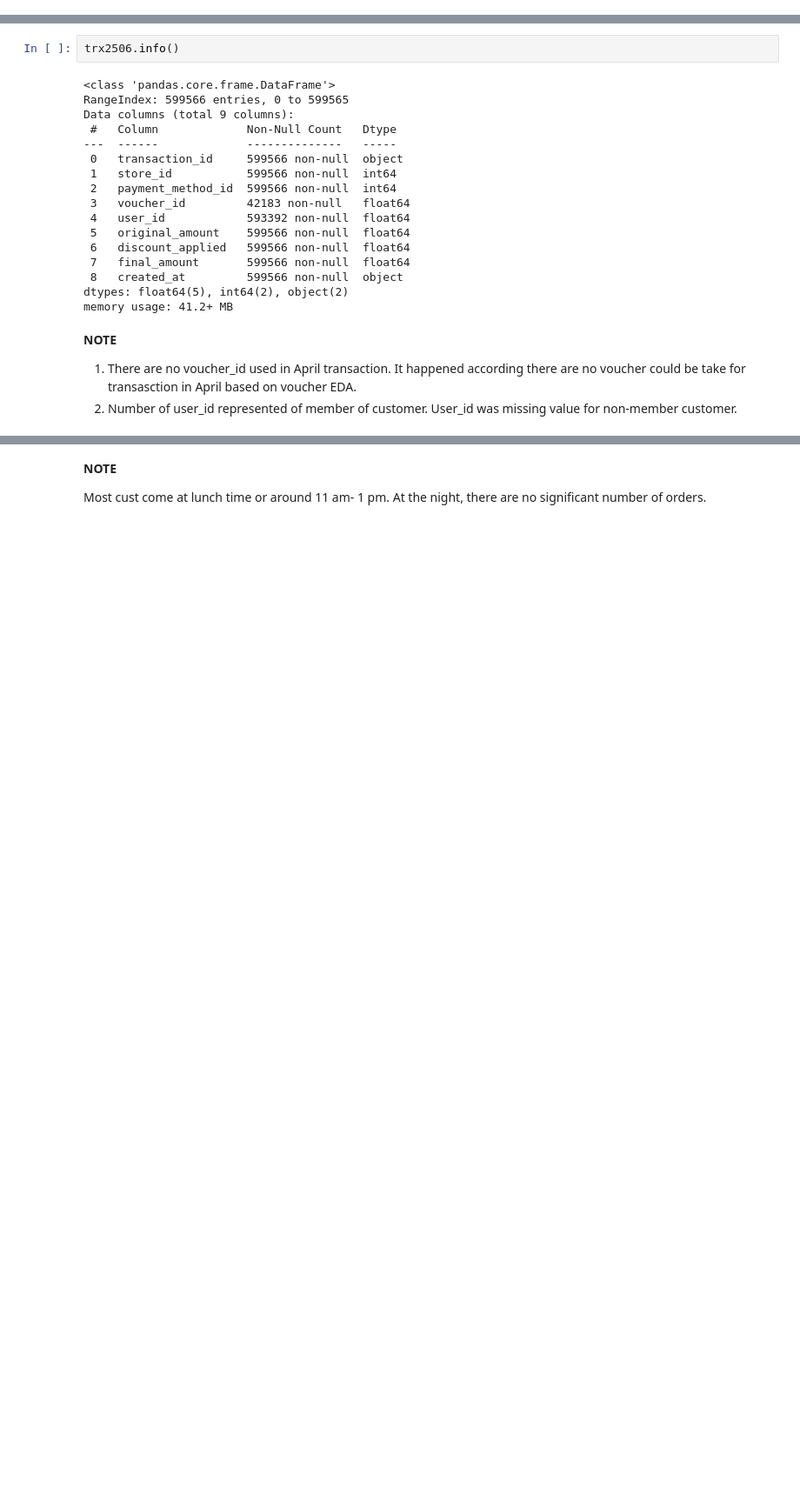
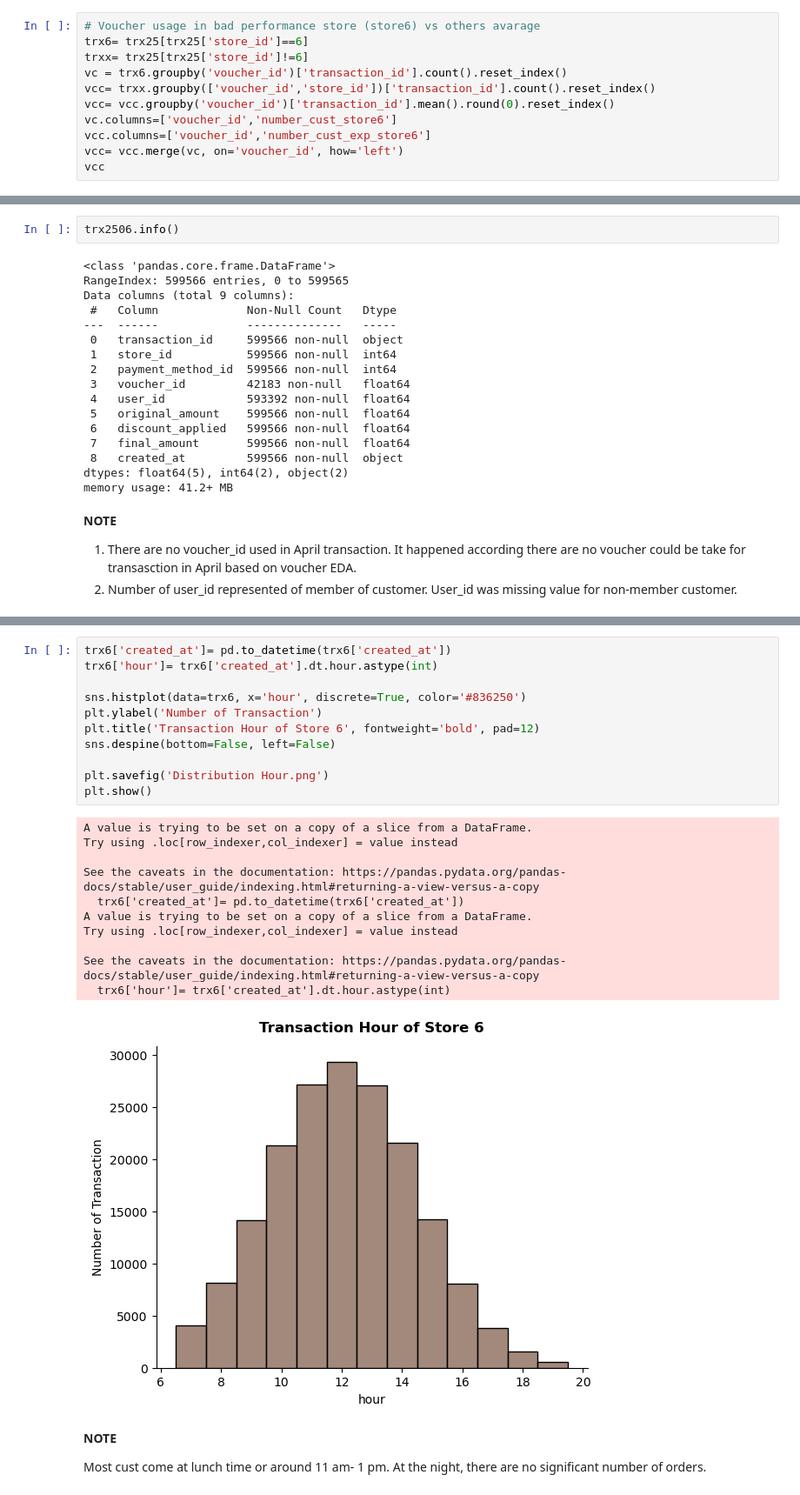
Before and after one commit to enthokz/GCoffee-Shop-Analysis, a Jupyter notebook: Gcoffe_EDA.ipynb, the cells around one changed output, grey strips where cells are left out. Shown: that part at 87% size. Cells and saved outputs as stored; diff of their text form; blank space fills up the shorter version.

```diff
--- a/Gcoffe_EDA.ipynb
+++ b/Gcoffe_EDA.ipynb
@@ -131,3 +145,14 @@ vouchers[vouchers['valid_from'].str.contains('2025')]
 |  | voucher_id | voucher_code | discount_type | discount_value | valid_from | valid_to |
 | 14 | 15 | SALES66 | percentage | 6.0 | 2025-06-06 | 2025-06-08 |
 | 15 | 16 | SALES50 | percentage | 50.0 | 2025-05-01 | 2025-05-01 |
+# %%
+# Voucher usage in bad performance store (store6) vs others avarage
+trx6= trx25[trx25['store_id']==6]
+trxx= trx25[trx25['store_id']!=6]
+vc = trx6.groupby('voucher_id')['transaction_id'].count().reset_index()
+vcc= trxx.groupby(['voucher_id','store_id'])['transaction_id'].count().reset_index()
+vcc= vcc.groupby('voucher_id')['transaction_id'].mean().round(0).reset_index()
+vc.columns=['voucher_id','number_cust_store6']
+vcc.columns=['voucher_id','number_cust_exp_store6']
+vcc= vcc.merge(vc, on='voucher_id', how='left')
+vcc
@@ -202,3 +216,26 @@ plt.show()
+# %%
+trx6['created_at']= pd.to_datetime(trx6['created_at'])
+trx6['hour']= trx6['created_at'].dt.hour.astype(int)
+
+sns.histplot(data=trx6, x='hour', discrete=True, color='#836250')
+plt.ylabel('Number of Transaction')
+plt.title('Transaction Hour of Store 6', fontweight='bold', pad=12)
+sns.despine(bottom=False, left=False)
+
+plt.savefig('Distribution Hour.png')
+plt.show()
+# %% [output]
+A value is trying to be set on a copy of a slice from a DataFrame.
+Try using .loc[row_indexer,col_indexer] = value instead
+
+See the caveats in the documentation: https://pandas.pydata.org/pandas-docs/stable/user_guide/indexing.html#returning-a-view-versus-a-copy
+  trx6['created_at']= pd.to_datetime(trx6['created_at'])
+A value is trying to be set on a copy of a slice from a DataFrame.
+Try using .loc[row_indexer,col_indexer] = value instead
+
+See the caveats in the documentation: https://pandas.pydata.org/pandas-docs/stable/user_guide/indexing.html#returning-a-view-versus-a-copy
+  trx6['hour']= trx6['created_at'].dt.hour.astype(int)
+[figure, added]
 # %% [markdown]
 **NOTE**
 
```
Also changed, not shown: parts of 24 cells of this notebook, 1 other file.
